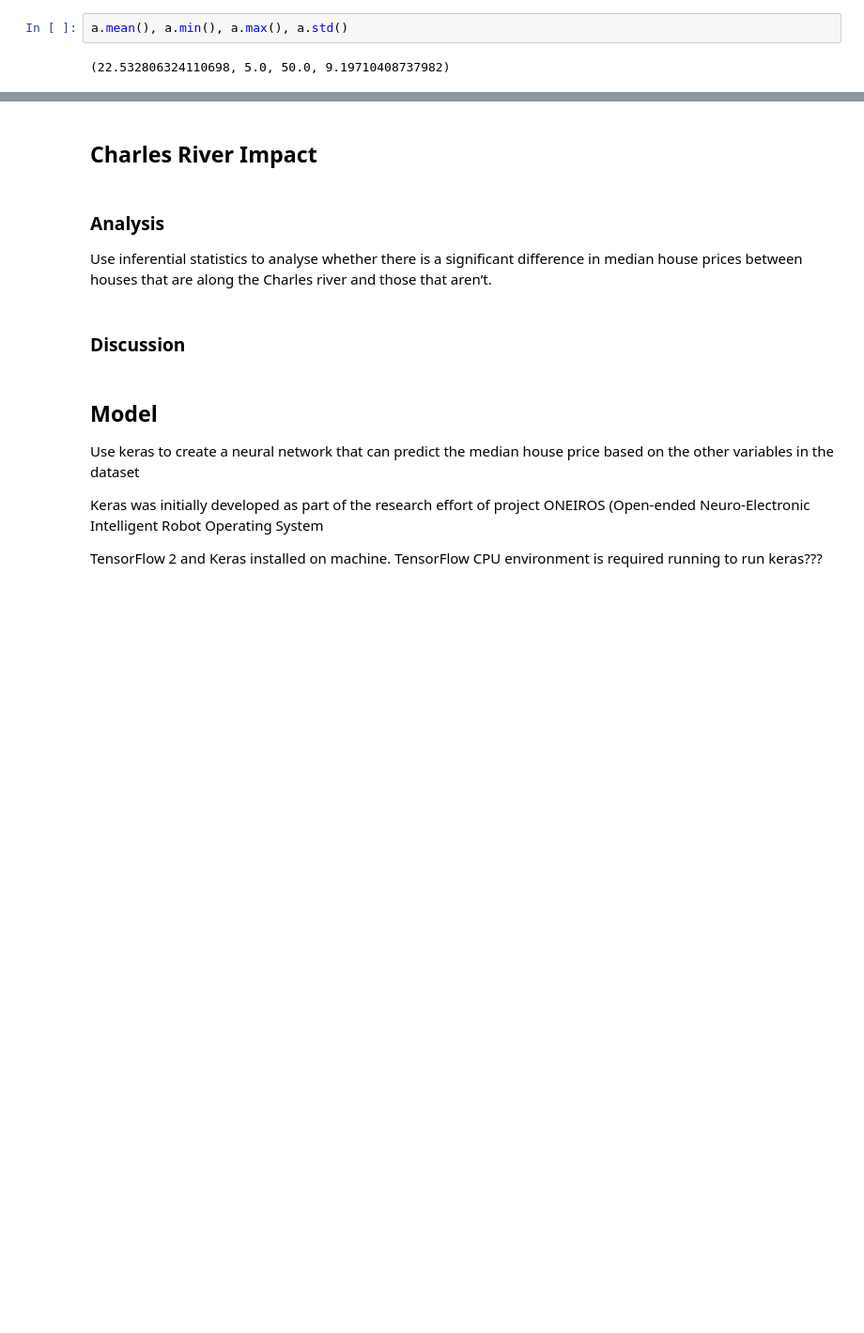
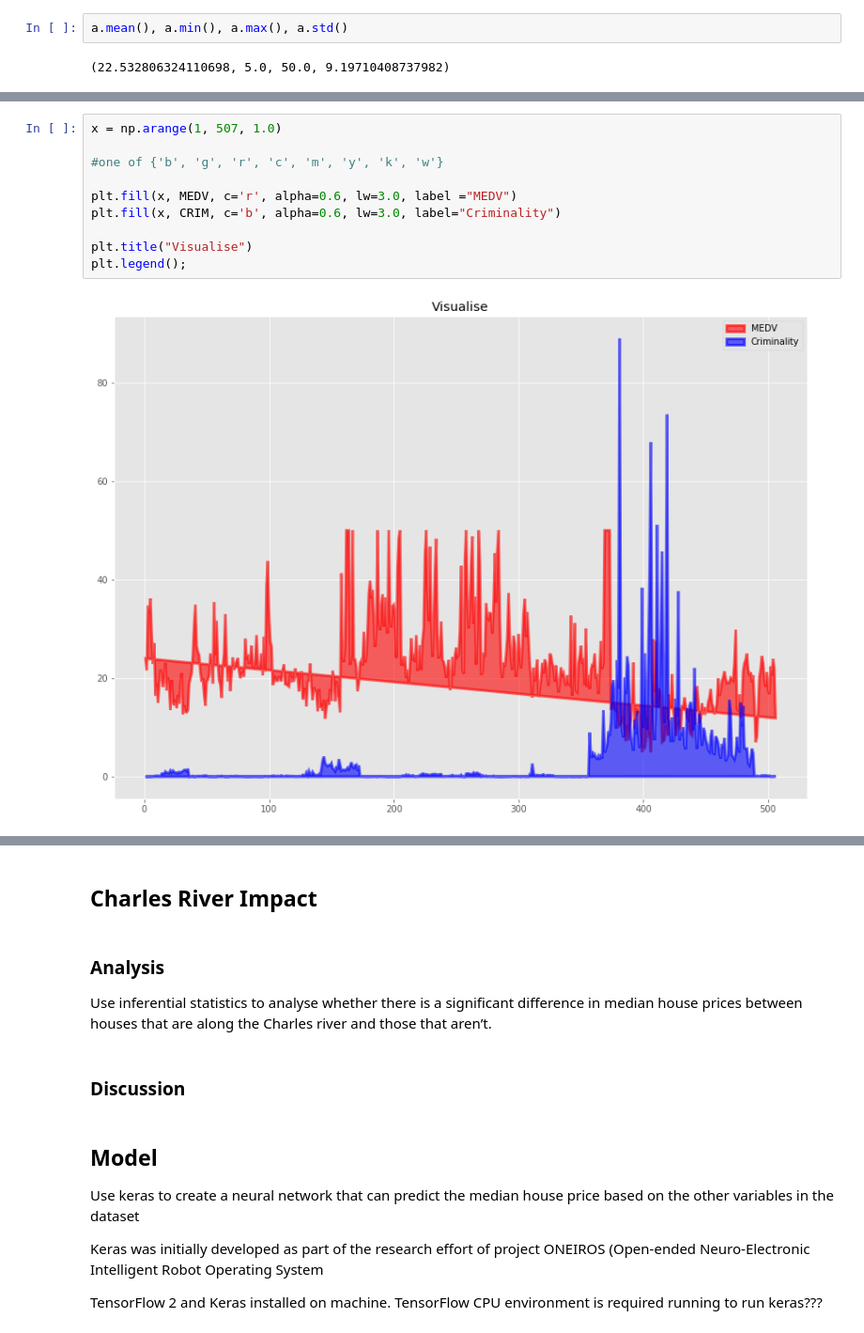
Before and after one commit to healyshane/machine-learn, a Jupyter notebook: machineAssignment.ipynb, the cells around one changed output, grey strips where cells are left out. Shown at 94% size. Cells and saved outputs as stored; diff of their text form; blank space fills up the shorter version.

```diff
--- a/machineAssignment.ipynb
+++ b/machineAssignment.ipynb
@@ -131,0 +138,12 @@ a.mean(), a.min(), a.max(), a.std()
+# %%
+x = np.arange(1, 507, 1.0)
+
+#one of {'b', 'g', 'r', 'c', 'm', 'y', 'k', 'w'}
+
+plt.fill(x, MEDV, c='r', alpha=0.6, lw=3.0, label ="MEDV")
+plt.fill(x, CRIM, c='b', alpha=0.6, lw=3.0, label="Criminality")
+
+plt.title("Visualise")
+plt.legend();
+# %% [output]
+[figure, added]
```
Also changed, not shown: parts of 37 cells of this notebook.
